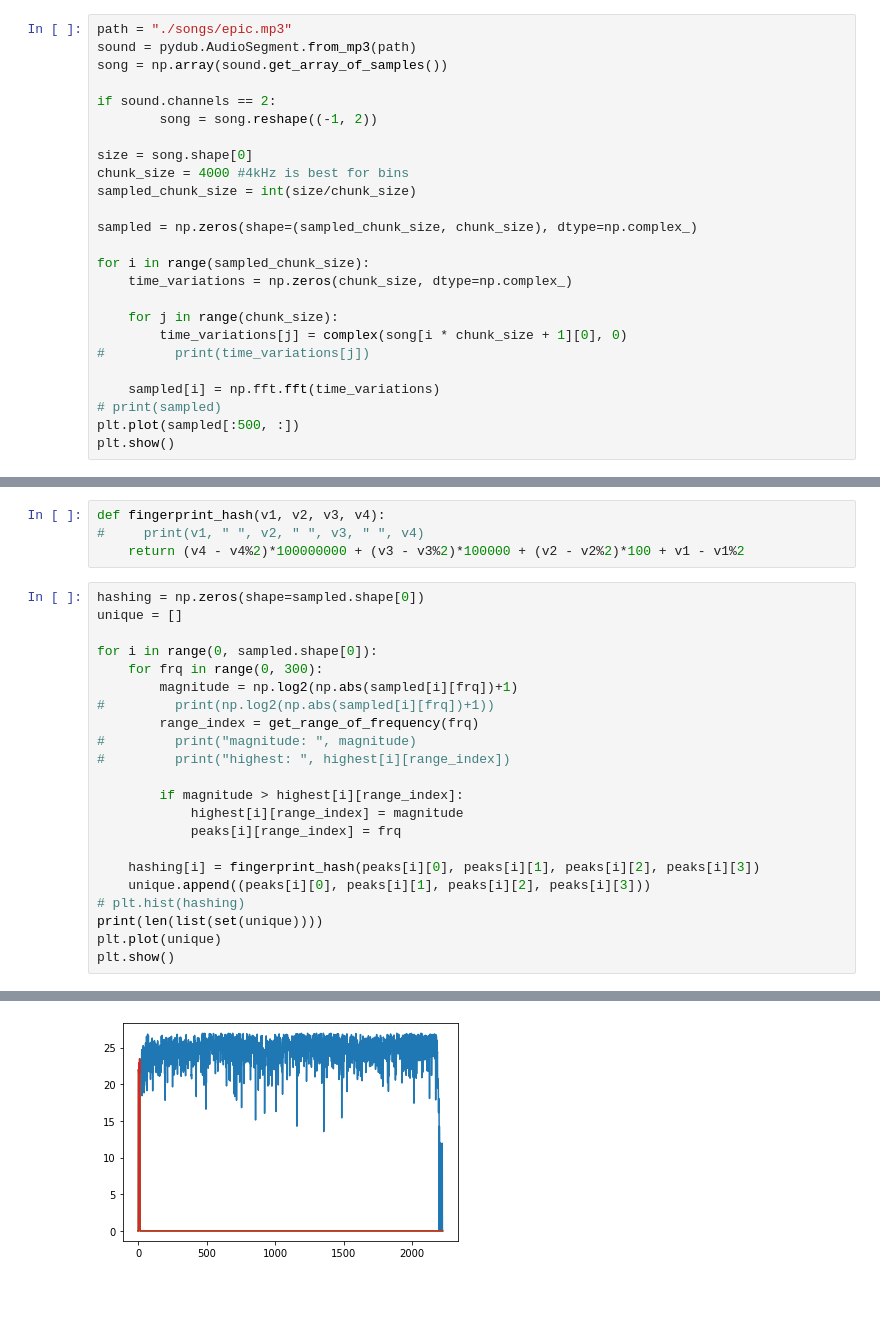
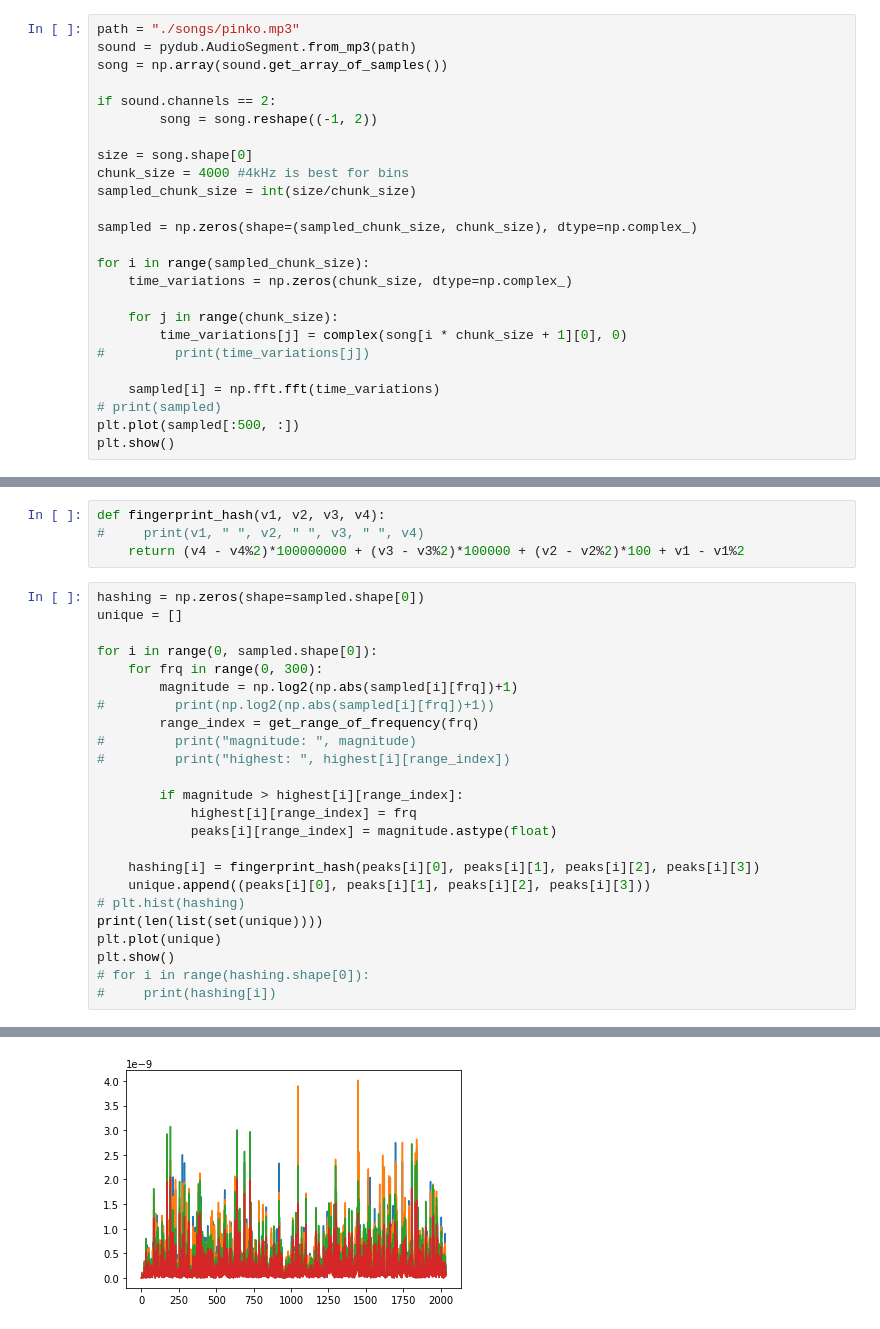
Before and after one commit to Owliie/Smart-Radio, a Jupyter notebook: experiments/song_recognition.ipynb, the cells around one changed output, grey strips where cells are left out. Saved outputs shown, nothing was run; the diff lists cells and outputs as text; blank space fills up the shorter version.

Commit message:
Fixed? the peak finding algorithm

```diff
--- a/experiments/song_recognition.ipynb
+++ b/experiments/song_recognition.ipynb
@@ -61,7 +61,7 @@ def vector_FFT(complex_input):
 
     return complex_input.ravel()
 # %%
-path = "./songs/epic.mp3"
+path = "./songs/pinko.mp3"
 sound = pydub.AudioSegment.from_mp3(path)
 song = np.array(sound.get_array_of_samples())
 
@@ -118,8 +118,8 @@ for i in range(0, sampled.shape[0]):
 #         print("highest: ", highest[i][range_index])
 
         if magnitude > highest[i][range_index]:
-            highest[i][range_index] = magnitude
-            peaks[i][range_index] = frq
+            highest[i][range_index] = frq
+            peaks[i][range_index] = magnitude.astype(float)
 
     hashing[i] = fingerprint_hash(peaks[i][0], peaks[i][1], peaks[i][2], peaks[i][3])
     unique.append((peaks[i][0], peaks[i][1], peaks[i][2], peaks[i][3]))
@@ -127,4 +127,6 @@ for i in range(0, sampled.shape[0]):
 print(len(list(set(unique))))
 plt.plot(unique)
 plt.show()
+# for i in range(hashing.shape[0]):
+#     print(hashing[i])
 # %% [output]
@@ -132 +134 @@ plt.show()
-[figure, old version]
+[figure, new version]
```
Also changed, not shown: parts of 2 cells of this notebook.
